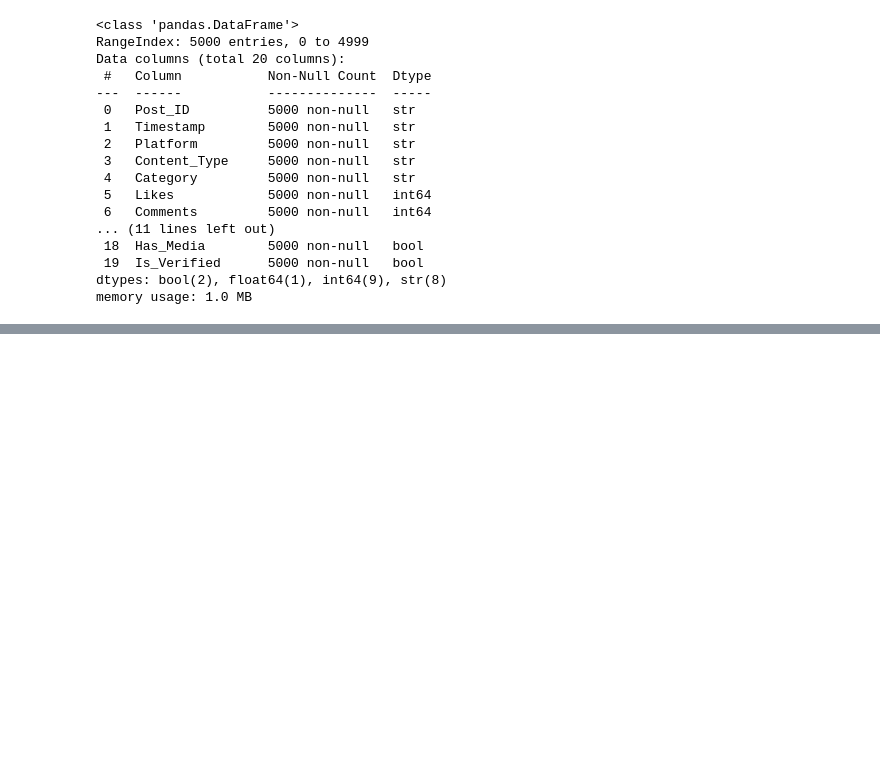
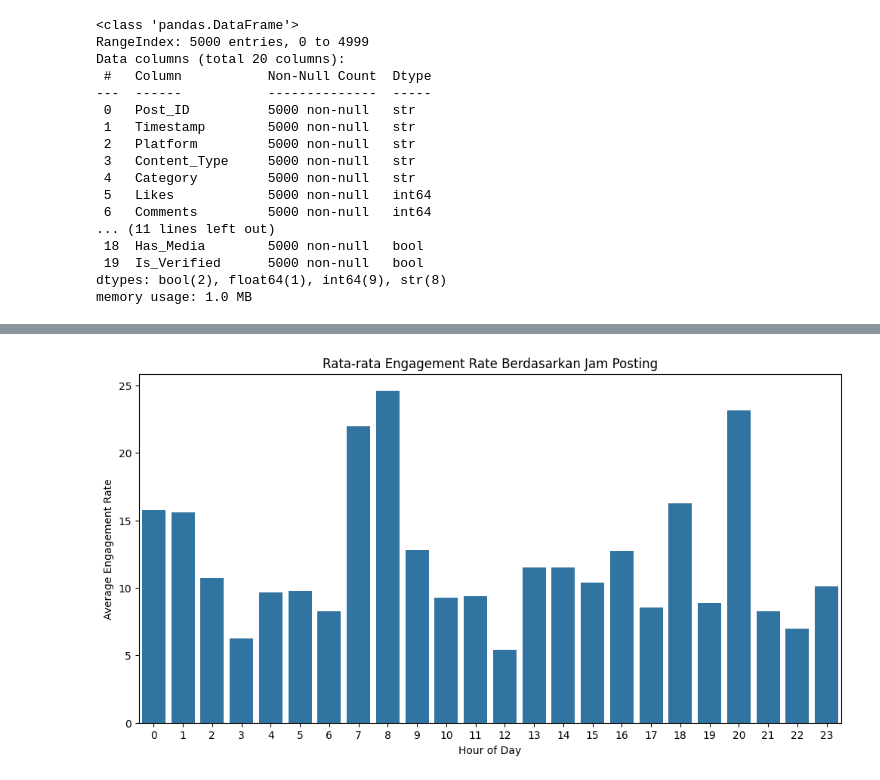
Before and after one commit to Aellz29/Kelompok2-Machine-Learning, a Jupyter notebook: notebooks/1_eda_exploration.ipynb, the cells around one changed output, grey strips where cells are left out. Saved outputs shown, nothing was run; the diff lists cells and outputs as text; code cells hidden in the pictures; blank space fills up the shorter version.

```diff
--- a/notebooks/1_eda_exploration.ipynb
+++ b/notebooks/1_eda_exploration.ipynb
@@ -109,3 +109,9 @@ Data columns (total 20 columns):
  19  Is_Verified      5000 non-null   bool
 dtypes: bool(2), float64(1), int64(9), str(8)
 memory usage: 1.0 MB
+# %%
+import pandas as pd
+
+df = pd.read_csv('../data/social_media_engagement_dataset.csv')
+
+df.head()
@@ -111,0 +125,25 @@ memory usage: 1.0 MB
+# %%
+# ==========================================
+# Grafik 1: Engagement Rate Berdasarkan Jam Posting
+# ==========================================
+
+plt.figure(figsize=(12,6))
+
+hour_engagement = (
+    df.groupby('Hour_of_Day')['Engagement_Rate']
+    .mean()
+    .reset_index()
+)
+
+sns.barplot(
+    data=hour_engagement,
+    x='Hour_of_Day',
+    y='Engagement_Rate'
+)
+
+plt.title('Rata-rata Engagement Rate Berdasarkan Jam Posting')
+plt.xlabel('Hour of Day')
+plt.ylabel('Average Engagement Rate')
+plt.show()
+# %% [output]
+[figure, added]
```
Also changed, not shown: parts of 4 cells of this notebook.
